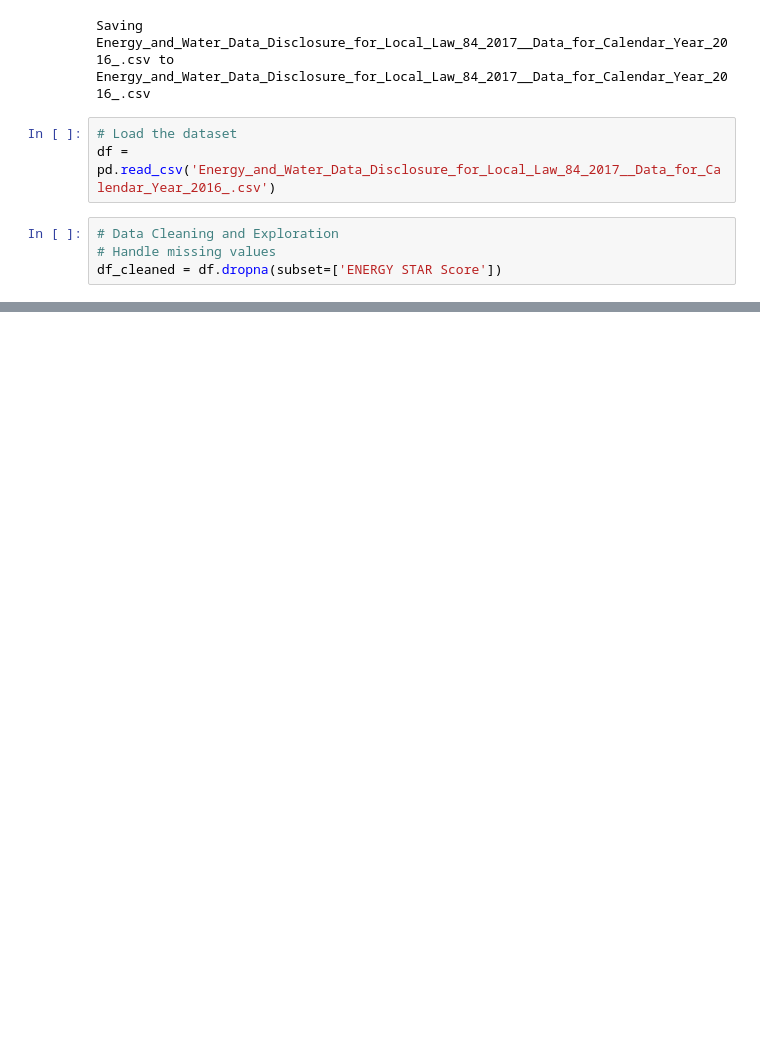
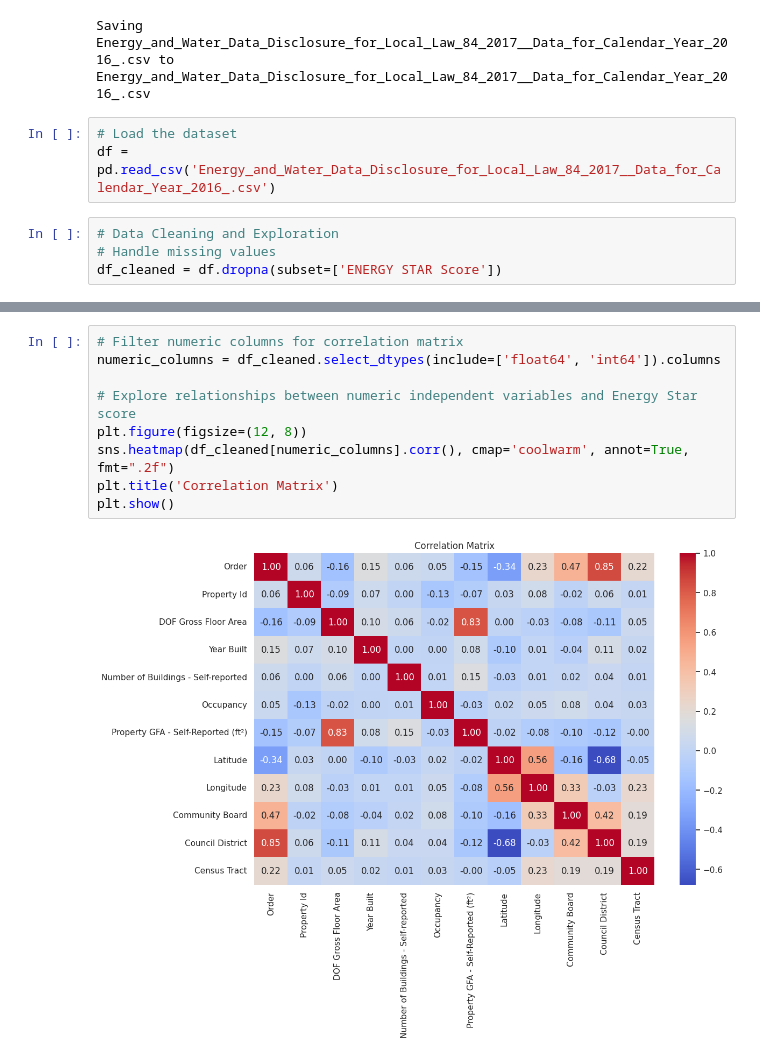
Before and after one commit to shibajiray/programming-foundations-data-structures-4410875, a Jupyter notebook: shibajisproject.ipynb, the cells around one changed output, grey strips where cells are left out. Drawn from its saved outputs; the diff is of its cells as text; blank space fills up the shorter version.

```diff
--- a/shibajisproject.ipynb
+++ b/shibajisproject.ipynb
@@ -24,0 +63,11 @@ df_cleaned = df.dropna(subset=['ENERGY STAR Score'])
+# %%
+# Filter numeric columns for correlation matrix
+numeric_columns = df_cleaned.select_dtypes(include=['float64', 'int64']).columns
+
+# Explore relationships between numeric independent variables and Energy Star score
+plt.figure(figsize=(12, 8))
+sns.heatmap(df_cleaned[numeric_columns].corr(), cmap='coolwarm', annot=True, fmt=".2f")
+plt.title('Correlation Matrix')
+plt.show()
+# %% [output]
+[figure, added]
```
Also changed, not shown: parts of 2 cells of this notebook.
